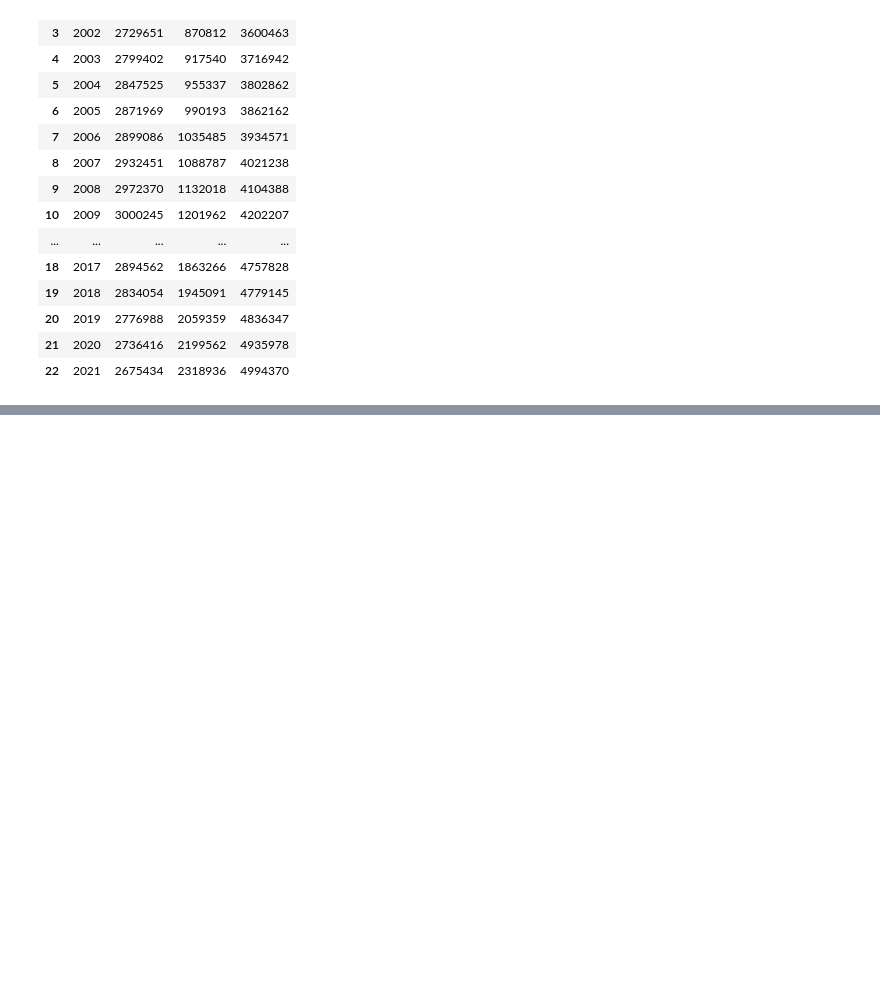
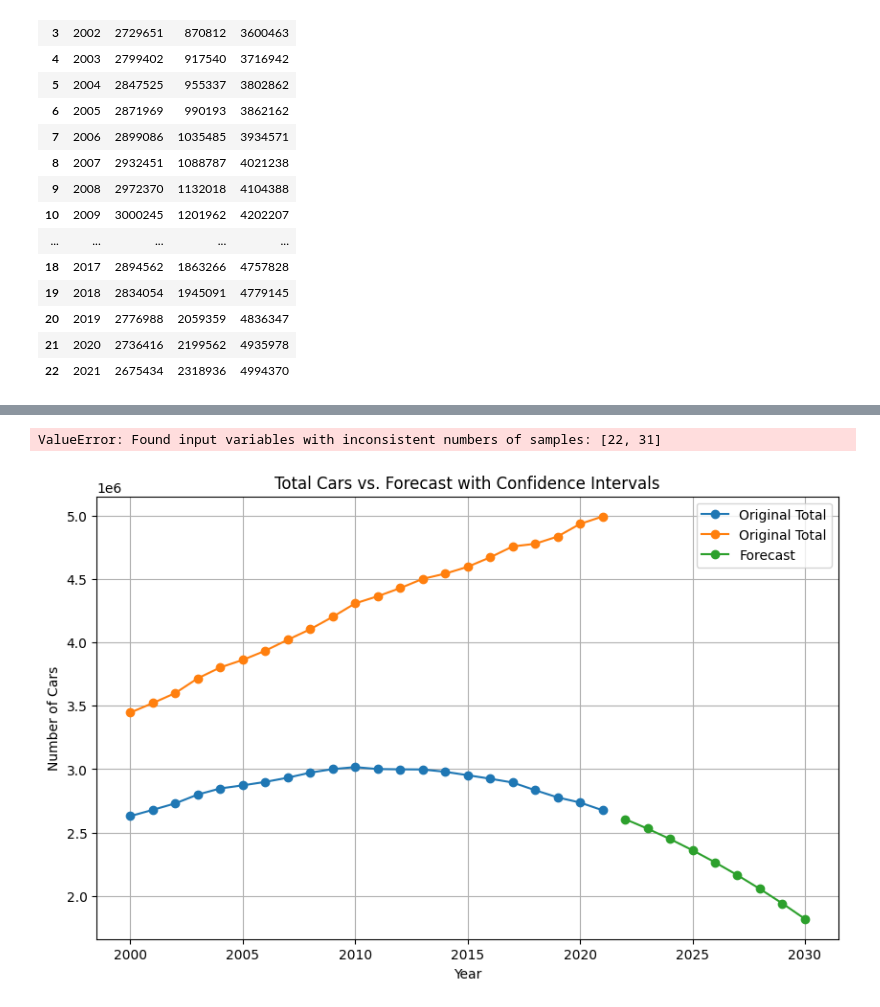
Before and after one commit to caseguin/car_stock_forecast, a Jupyter notebook: clean_saaq.ipynb, the cells around one changed output, grey strips where cells are left out. Saved outputs shown, nothing was run; the diff lists cells and outputs as text; code cells hidden in the pictures; blank space fills up the shorter version.

```diff
--- a/clean_saaq.ipynb
+++ b/clean_saaq.ipynb
@@ -201,0 +286,25 @@ plt.show()
+# %%
+from sklearn.metrics import mean_squared_error
+mse = mean_squared_error(cars_ld['total'], predictions_df['prediction'])
+print("Mean Squared Error:", mse)
+# %% [output]
+ValueError: Found input variables with inconsistent numbers of samples: [22, 31]
+# %%
+# Plotting
+plt.figure(figsize=(10, 6), facecolor='white')
+plt.plot(predictions_df['year'], predictions_df['vt'], label='Original Total', marker='o')
+plt.plot(predictions_df['year'], predictions_df['total'], label='Original Total', marker='o')
+
+plt.plot(predictions_df['year'], predictions_df['prediction'], label='Forecast', marker='o')
+
+# Add Confidence Intervals
+# plt.fill_between(predictions_df['Year'], predictions_df['Lower CI'], predictions_df['Upper CI'], color='gray', alpha=0.2, label='95% CI')
+
+plt.xlabel('Year')
+plt.ylabel('Number of Cars')
+plt.title('Total Cars vs. Forecast with Confidence Intervals')
+plt.legend()
+plt.grid(True)
+plt.show()
+# %% [output]
+[figure, added]
```
Also changed, not shown: parts of 14 cells of this notebook.
